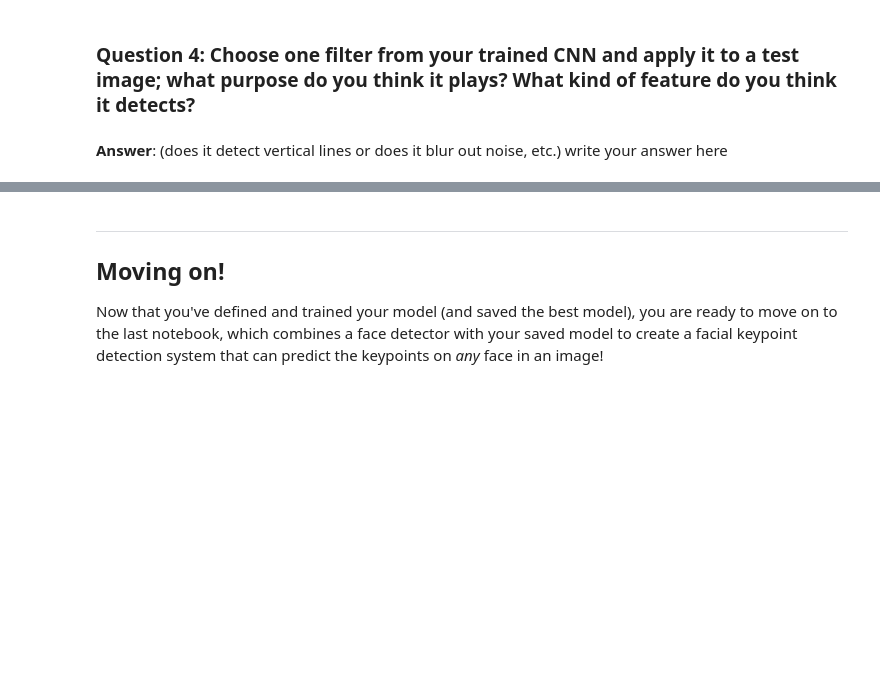
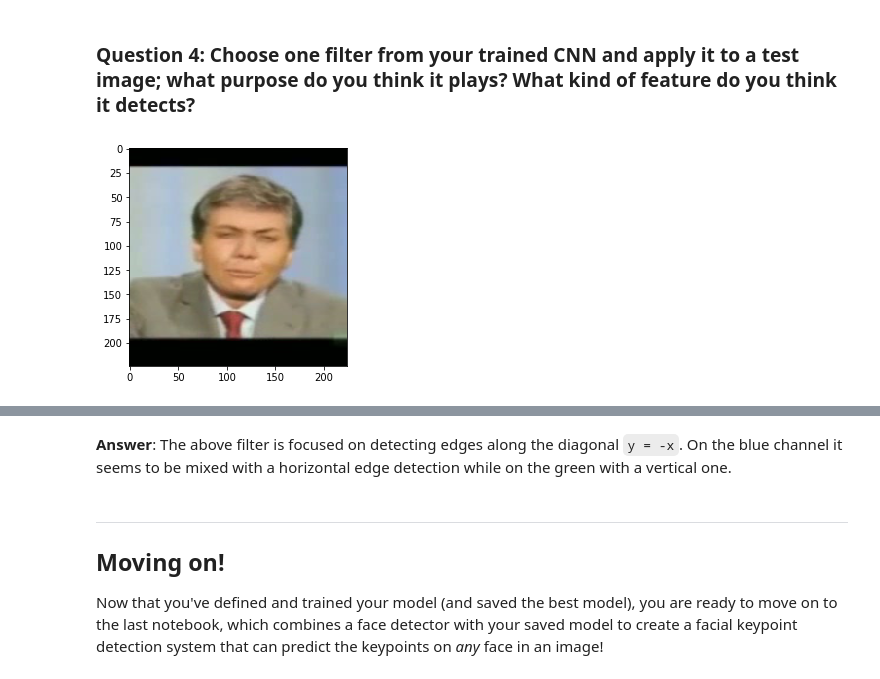
Before and after one commit to koulakis/computer-vision, a Jupyter notebook: facial-keypoints/2. Define the Network Architecture.ipynb, the cells around one changed output, grey strips where cells are left out. Cells and saved outputs as stored; diff of their text form; code cells hidden in the pictures; blank space fills up the shorter version.

```diff
--- a/facial-keypoints/2. Define the Network Architecture.ipynb
+++ b/facial-keypoints/2. Define the Network Architecture.ipynb
@@ -571,5 +546,5 @@ torch.Size([16, 3, 224, 224])
 # %%
-image = 5
+image = 3
 
 plt.imshow(test_images[image].reshape(3, 224, 224).permute(1, 2, 0))
 plt.show()
@@ -602,5 +577,26 @@ Layer: 2
 ... (9 outputs left out)
 # %% [markdown]
 ### Question 4: Choose one filter from your trained CNN and apply it to a test image; what purpose do you think it plays? What kind of feature do you think it detects?
-# %% [markdown]
-**Answer**: (does it detect vertical lines or does it blur out noise, etc.) write your answer here
+# %%
+test_image = test_images[image].reshape(3, 224, 224).permute(1, 2, 0).numpy()
+
+plt.imshow(test_image)
+plt.show()
+
+first_filter_output = (
+    net.convolution_part.conv_block_0.conv_conv1(
+        test_images.type(torch.FloatTensor))
+    [image, 0, ...]
+    .detach()
+    .numpy())
+
+fig, axis = plt.subplots(1, 3, figsize=(15, 5))
+for channel, ax, name in zip(range(3), axis, ["R", "G", "B"]):
+    ax.set_title(name)
+    ax.imshow(net.convolution_part.conv_block_0.conv_conv1.weight.data.cpu().numpy()[0][channel], cmap="gray")
+plt.show()
+
+plt.imshow(first_filter_output, cmap="gray")
+plt.show()
+# %% [output]
+[figure, added]
@@ -607,3 +605,5 @@ Layer: 2
+# %% [markdown]
+**Answer**: The above filter is focused on detecting edges along the diagonal `y = -x`. On the blue channel it seems to be mixed with a horizontal edge detection while on the green with a vertical one.
 # %% [markdown]
 ---
 ## Moving on!
```
Also changed, not shown: parts of 29 cells of this notebook.
